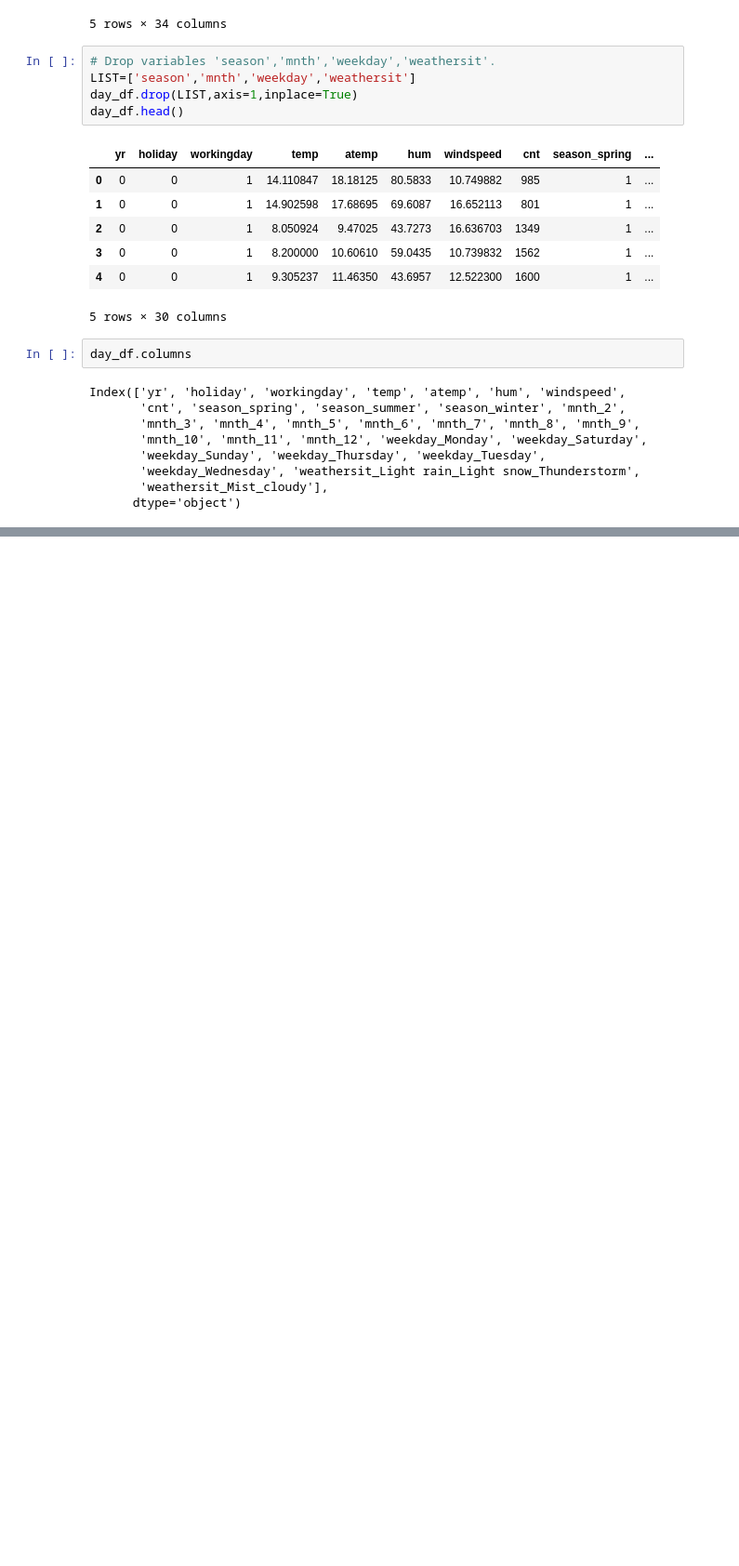
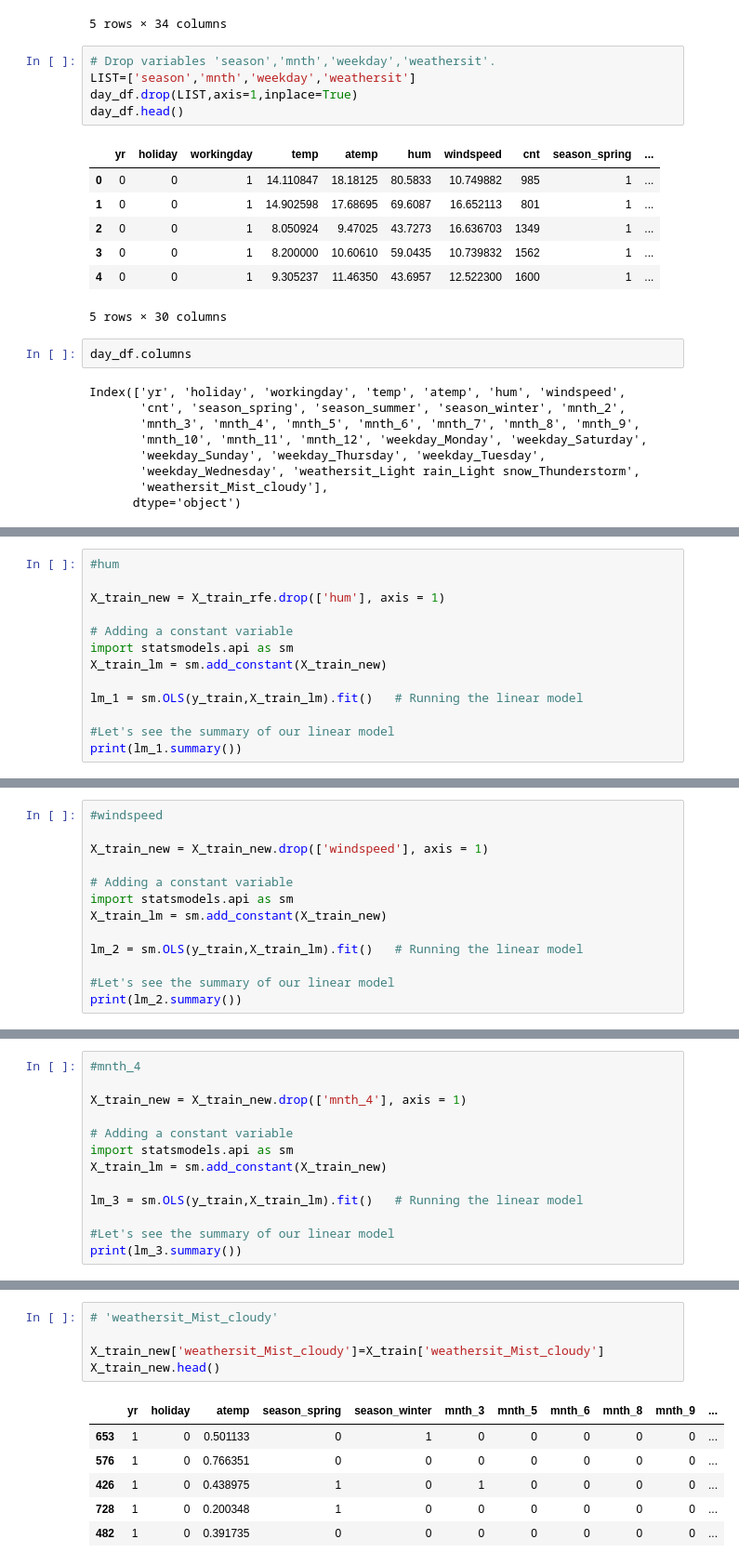
Before and after one commit to DhruvDA/Bike_assignment_lm, a Jupyter notebook: Assignment.ipynb, the cells around one changed output, grey strips where cells are left out. Shown at 93% size. Drawn from its saved outputs; the diff is of its cells as text; blank space fills up the shorter version.

```diff
--- a/Assignment.ipynb
+++ b/Assignment.ipynb
@@ -278,0 +478,13 @@ Index(['yr', 'holiday', 'workingday', 'temp', 'atemp', 'hum', 'windspeed',
+# %%
+#hum
+
+X_train_new = X_train_rfe.drop(['hum'], axis = 1)
+
+# Adding a constant variable
+import statsmodels.api as sm
+X_train_lm = sm.add_constant(X_train_new)
+
+lm_1 = sm.OLS(y_train,X_train_lm).fit()   # Running the linear model
+
+#Let's see the summary of our linear model
+print(lm_1.summary())
@@ -278,0 +535,13 @@ Index(['yr', 'holiday', 'workingday', 'temp', 'atemp', 'hum', 'windspeed',
+# %%
+#windspeed
+
+X_train_new = X_train_new.drop(['windspeed'], axis = 1)
+
+# Adding a constant variable
+import statsmodels.api as sm
+X_train_lm = sm.add_constant(X_train_new)
+
+lm_2 = sm.OLS(y_train,X_train_lm).fit()   # Running the linear model
+
+#Let's see the summary of our linear model
+print(lm_2.summary())
@@ -278,0 +591,13 @@ Index(['yr', 'holiday', 'workingday', 'temp', 'atemp', 'hum', 'windspeed',
+# %%
+#mnth_4
+
+X_train_new = X_train_new.drop(['mnth_4'], axis = 1)
+
+# Adding a constant variable
+import statsmodels.api as sm
+X_train_lm = sm.add_constant(X_train_new)
+
+lm_3 = sm.OLS(y_train,X_train_lm).fit()   # Running the linear model
+
+#Let's see the summary of our linear model
+print(lm_3.summary())
@@ -278,0 +653,12 @@ Index(['yr', 'holiday', 'workingday', 'temp', 'atemp', 'hum', 'windspeed',
+# %%
+# 'weathersit_Mist_cloudy'
+
+X_train_new['weathersit_Mist_cloudy']=X_train['weathersit_Mist_cloudy']
+X_train_new.head()
+# %% [output]
+|  | yr | holiday | atemp | season_spring | season_winter | mnth_3 | mnth_5 | mnth_6 | mnth_8 | mnth_9 | ... |
+| 653 | 1 | 0 | 0.501133 | 0 | 1 | 0 | 0 | 0 | 0 | 0 | ... |
+| 576 | 1 | 0 | 0.766351 | 0 | 0 | 0 | 0 | 0 | 0 | 0 | ... |
+| 426 | 1 | 0 | 0.438975 | 1 | 0 | 1 | 0 | 0 | 0 | 0 | ... |
+| 728 | 1 | 0 | 0.200348 | 1 | 0 | 0 | 0 | 0 | 0 | 0 | ... |
+| 482 | 1 | 0 | 0.391735 | 0 | 0 | 0 | 0 | 0 | 0 | 0 | ... |
```
Also changed, not shown: parts of 36 cells of this notebook.
